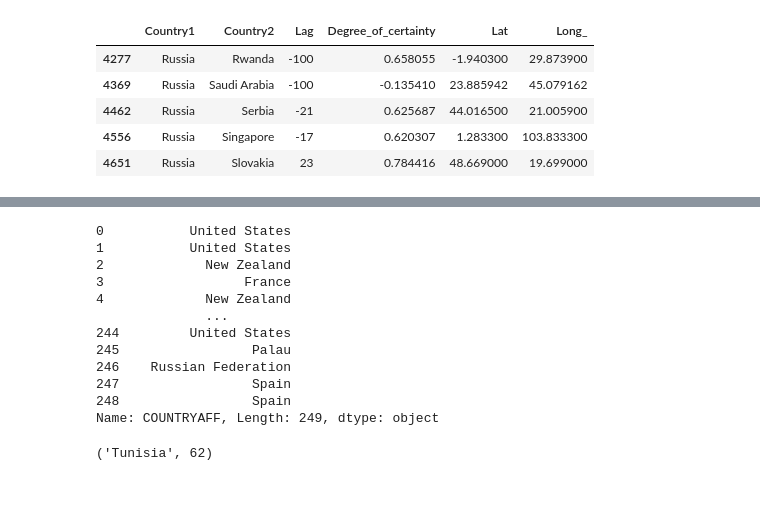
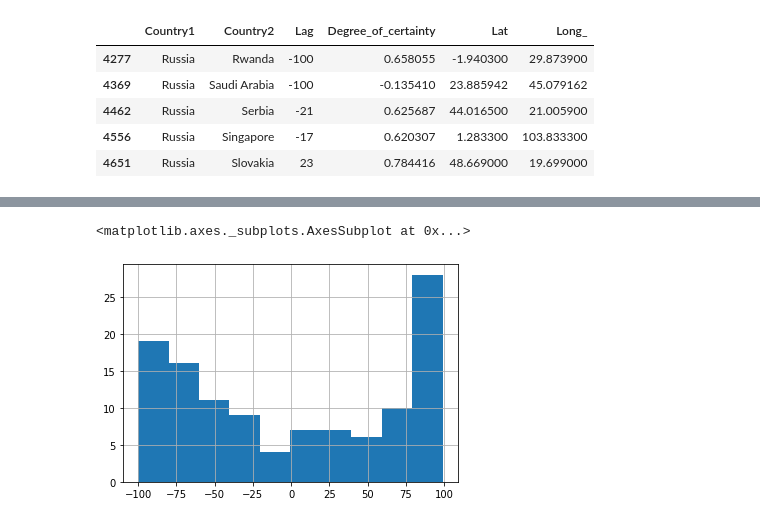
Before and after one commit to comptech-winter-school/covid19-prediction, a Jupyter notebook: Create_Vizual_Ds.ipynb, the cells around one changed output, grey strips where cells are left out. Drawn from its saved outputs; the diff is of its cells as text; code cells hidden in the pictures; blank space fills up the shorter version.

```diff
--- a/Create_Vizual_Ds.ipynb
+++ b/Create_Vizual_Ds.ipynb
@@ -74,0 +97,2 @@ rus1.to_csv('Rus_Top.csv')
+# %%
+Country_list.rename(columns={'Country':'Cтрана','Lag':'Отставание/опережение (дней)','Degree_of_certainty':'Степень уверенности (из 10)'},inplace=True)
@@ -88,15 +109,0 @@ Successfully installed fuzzywuzzy-0.18.0
-# %%
-coords["COUNTRYAFF"]
-# %% [output]
-0           United States
-1           United States
-2             New Zealand
-3                  France
-4             New Zealand
-              ...
-244         United States
-245                 Palau
-246    Russian Federation
-247                 Spain
-248                 Spain
-Name: COUNTRYAFF, Length: 249, dtype: object
@@ -117,4 +110,5 @@ get_translate(df["Country1"].unique(), coords["COUNTRYAFF"].unique())
-# %%
-process.extractOne("Russia", coords["COUNTRYAFF"].unique(), scorer=fuzz.token_sort_ratio)
-# %% [output]
-('Tunisia', 62)
+# %%
+Country_list['Lag'].hist()
+# %% [output]
+<matplotlib.axes._subplots.AxesSubplot at 0x...>
+[figure, added]
```
Also changed, not shown: parts of 14 cells of this notebook.
